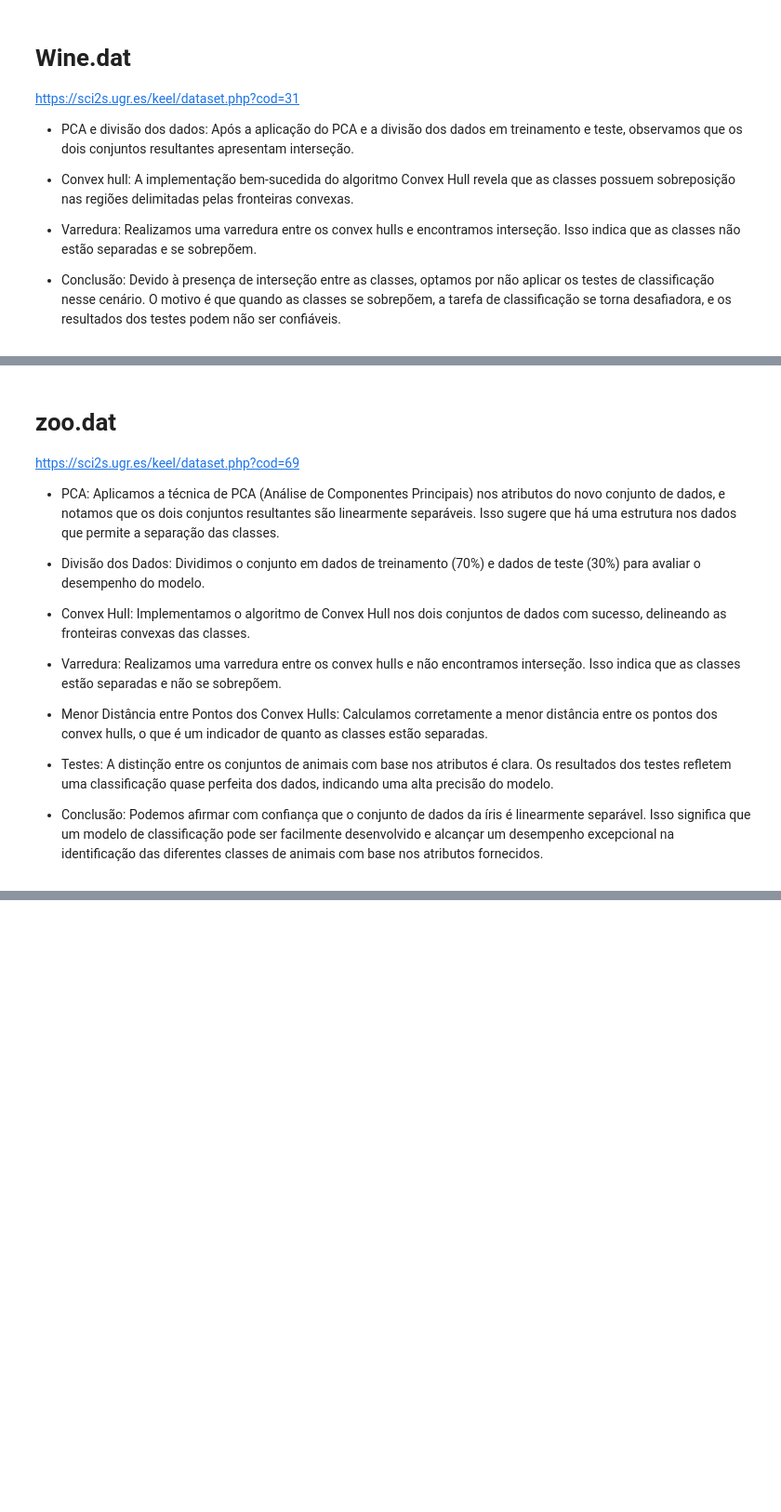
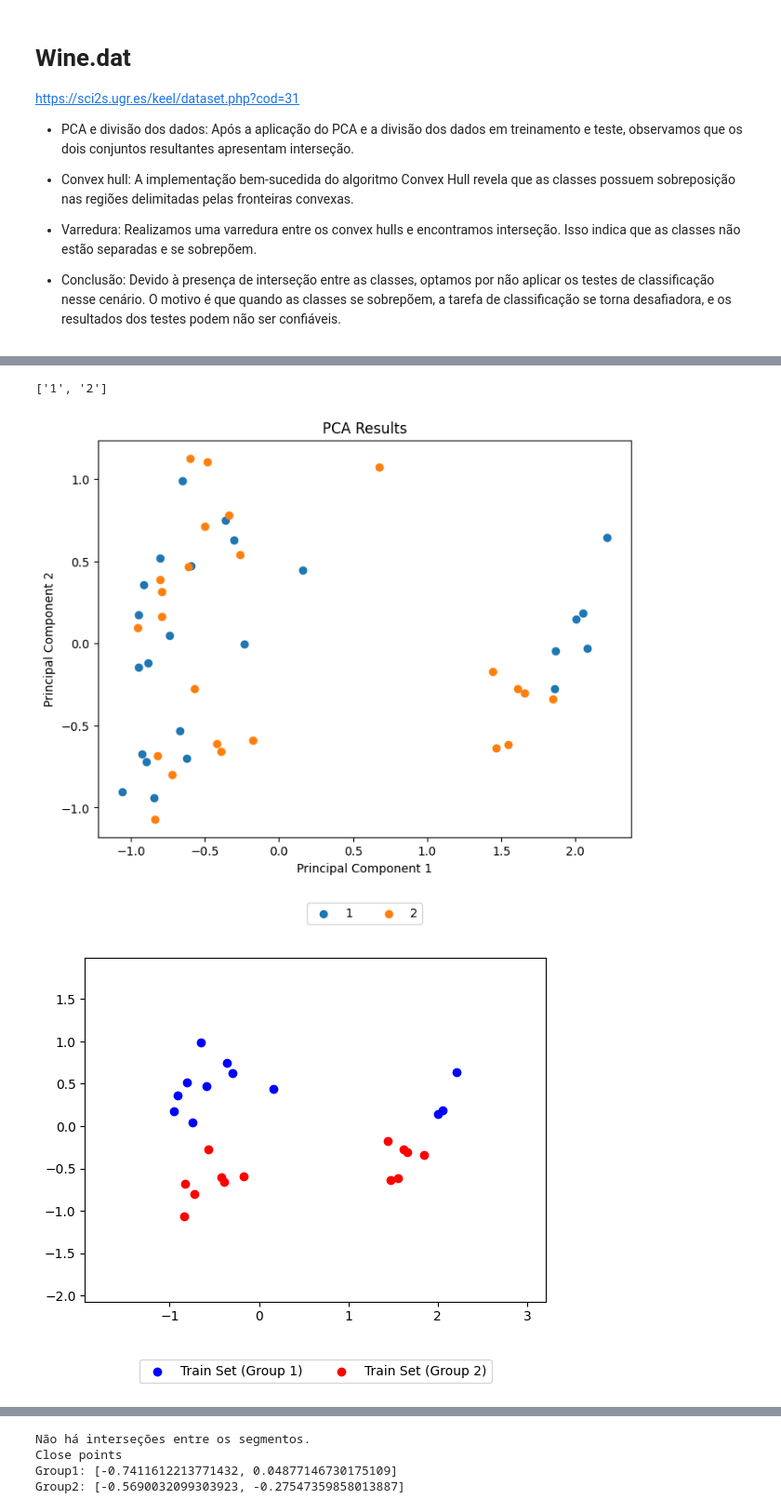
Before and after one commit to LeoOMaia/ALG-2, a Jupyter notebook: AlgoritmosII.ipynb, the cells around one changed output, grey strips where cells are left out. Shown at 93% size. Saved outputs shown, nothing was run; the diff lists cells and outputs as text; code cells hidden in the pictures; blank space fills up the shorter version.

```diff
--- a/AlgoritmosII.ipynb
+++ b/AlgoritmosII.ipynb
@@ -740,18 +754,6 @@ Há interseções entre os segmentos.
-# %% [markdown]
-# zoo.dat
-
-https://sci2s.ugr.es/keel/dataset.php?cod=69
-
-- PCA: Aplicamos a técnica de PCA (Análise de Componentes Principais) nos atributos do novo conjunto de dados, e notamos que os dois conjuntos resultantes são linearmente separáveis. Isso sugere que há uma estrutura nos dados que permite a separação das classes.
-
-- Divisão dos Dados: Dividimos o conjunto em dados de treinamento (70%) e dados de teste (30%) para avaliar o desempenho do modelo.
-
-- Convex Hull: Implementamos o algoritmo de Convex Hull nos dois conjuntos de dados com sucesso, delineando as fronteiras convexas das classes.
-
-- Varredura: Realizamos uma varredura entre os convex hulls e não encontramos interseção. Isso indica que as classes estão separadas e não se sobrepõem.
-
-- Menor Distância entre Pontos dos Convex Hulls: Calculamos corretamente a menor distância entre os pontos dos convex hulls, o que é um indicador de quanto as classes estão separadas.
-
-- Testes: A distinção entre os conjuntos de animais com base nos atributos é clara. Os resultados dos testes refletem uma classificação quase perfeita dos dados, indicando uma alta precisão do modelo.
-
-- Conclusão: Podemos afirmar com confiança que o conjunto de dados da íris é linearmente separável. Isso significa que um modelo de classificação pode ser facilmente desenvolvido e alcançar um desempenho excepcional na identificação das diferentes classes de animais com base nos atributos fornecidos.
+# %%
+p_analisa_dataset("sample_data/movement_libras.dat", 0, "y")
+# %% [output]
+['1', '2']
+[figure, added]
+[figure, added]
@@ -757,0 +761,4 @@ https://sci2s.ugr.es/keel/dataset.php?cod=69
+Não há interseções entre os segmentos.
+Close points
+Group1: [-0.7411612213771432, 0.04877146730175109]
+Group2: [-0.5690032099303923, -0.27547359858013887]
```
Also changed, not shown: parts of 14 cells of this notebook, 4 other files.
